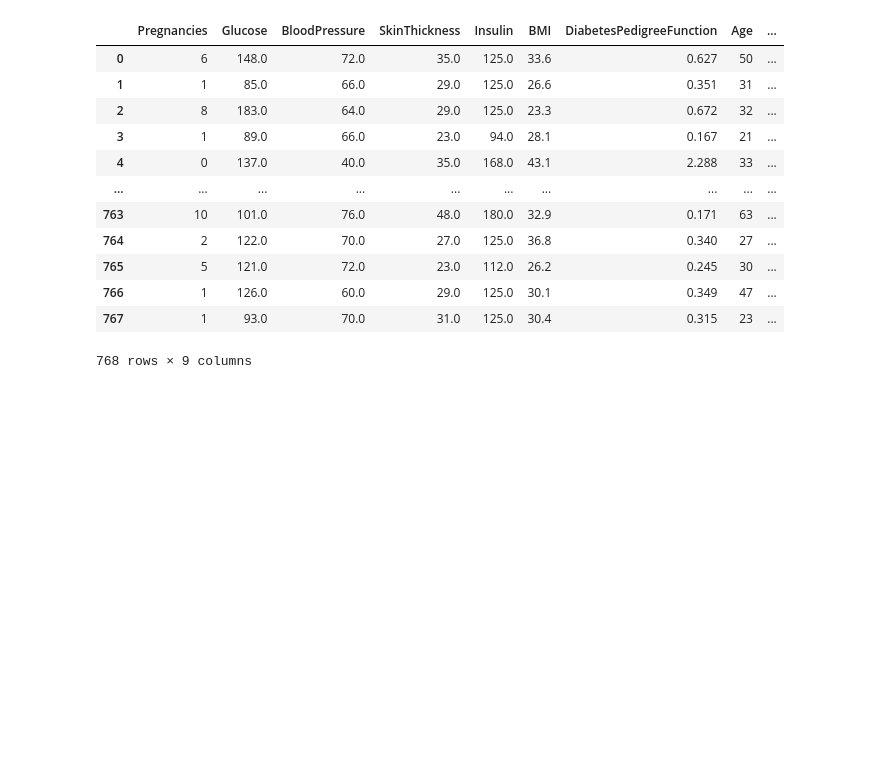
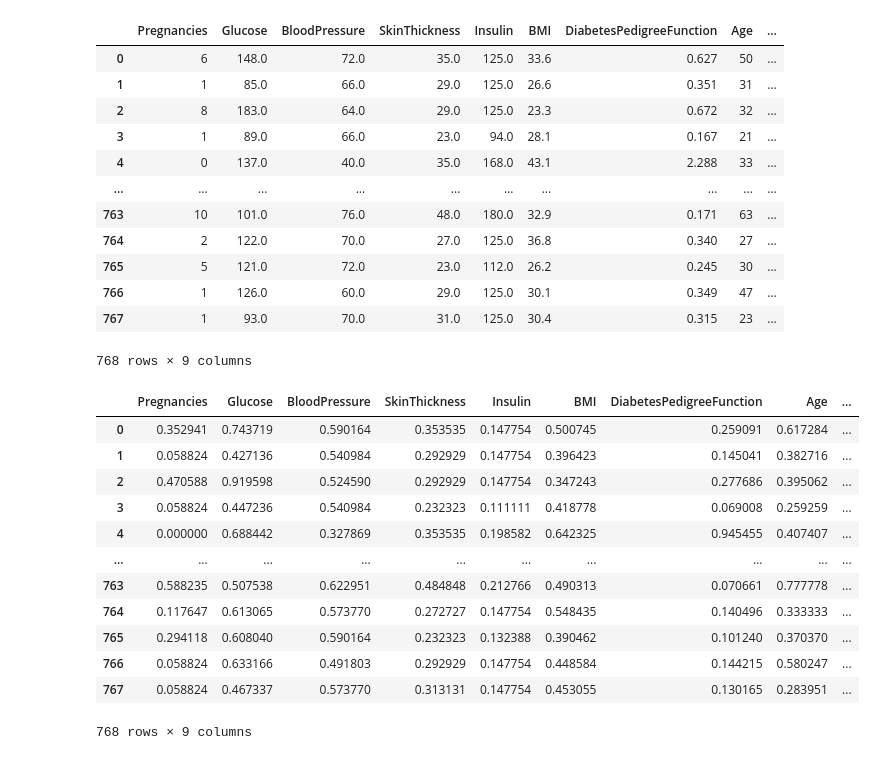
Before and after one commit to arminrm/IBM_data-science, a Jupyter notebook: Kaggle-datasets/Diabetes/diabetes.ipynb, the cells around one changed output. Drawn from its saved outputs; the diff is of its cells as text; code cells hidden in the pictures; blank space fills up the shorter version.

```diff
--- a/Kaggle-datasets/Diabetes/diabetes.ipynb
+++ b/Kaggle-datasets/Diabetes/diabetes.ipynb
@@ -92,8 +94,24 @@ df
 # %%
 #Normalize data for KNN by dividing each column by max.
 
 df["Pregnancies"] = df["Pregnancies"] / df["Pregnancies"].max()
 for col in columns:
     df[col] = df[col] / df[col].max()
+
+df
+# %% [output]
+|  | Pregnancies | Glucose | BloodPressure | SkinThickness | Insulin | BMI | DiabetesPedigreeFunction | Age | ... |
+| 0 | 0.352941 | 0.743719 | 0.590164 | 0.353535 | 0.147754 | 0.500745 | 0.259091 | 0.617284 | ... |
+| 1 | 0.058824 | 0.427136 | 0.540984 | 0.292929 | 0.147754 | 0.396423 | 0.145041 | 0.382716 | ... |
+| 2 | 0.470588 | 0.919598 | 0.524590 | 0.292929 | 0.147754 | 0.347243 | 0.277686 | 0.395062 | ... |
+| 3 | 0.058824 | 0.447236 | 0.540984 | 0.232323 | 0.111111 | 0.418778 | 0.069008 | 0.259259 | ... |
+| 4 | 0.000000 | 0.688442 | 0.327869 | 0.353535 | 0.198582 | 0.642325 | 0.945455 | 0.407407 | ... |
+| ... | ... | ... | ... | ... | ... | ... | ... | ... | ... |
+| 763 | 0.588235 | 0.507538 | 0.622951 | 0.484848 | 0.212766 | 0.490313 | 0.070661 | 0.777778 | ... |
+| 764 | 0.117647 | 0.613065 | 0.573770 | 0.272727 | 0.147754 | 0.548435 | 0.140496 | 0.333333 | ... |
+| 765 | 0.294118 | 0.608040 | 0.590164 | 0.232323 | 0.132388 | 0.390462 | 0.101240 | 0.370370 | ... |
+| 766 | 0.058824 | 0.633166 | 0.491803 | 0.292929 | 0.147754 | 0.448584 | 0.144215 | 0.580247 | ... |
+| 767 | 0.058824 | 0.467337 | 0.573770 | 0.313131 | 0.147754 | 0.453055 | 0.130165 | 0.283951 | ... |
+768 rows × 9 columns
 # %%
 #Create model
```
Also changed, not shown: parts of 10 cells of this notebook.
